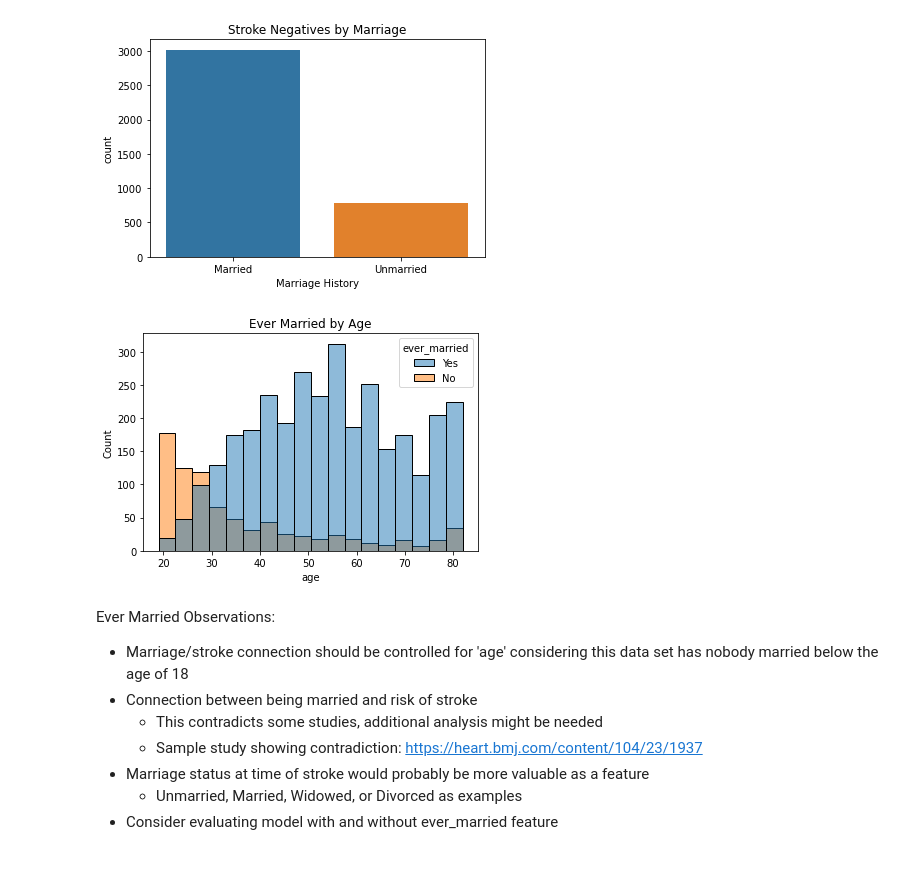
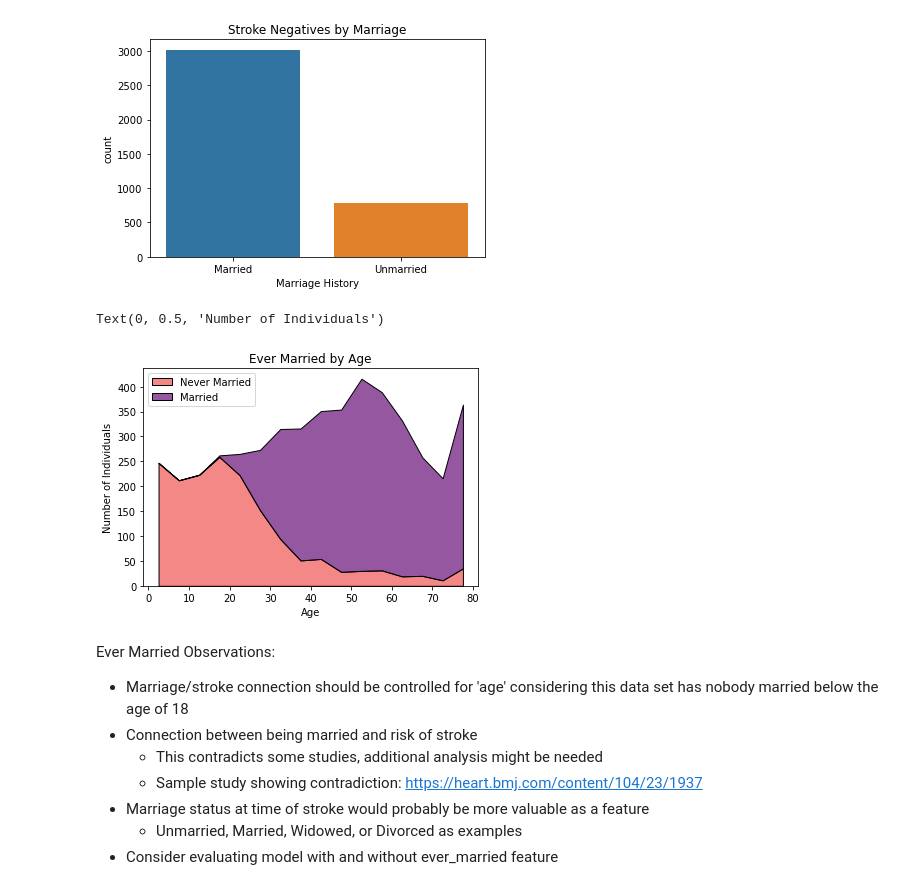
Before and after one commit to alexander-billings/stroke_prediction, a Jupyter notebook: Stroke_Prediction.ipynb, the cells around one changed output. Saved outputs shown, nothing was run; the diff lists cells and outputs as text; code cells hidden in the pictures.

Commit message:
removed duplicate visual and prettied up marital status visual

```diff
--- a/Stroke_Prediction.ipynb
+++ b/Stroke_Prediction.ipynb
@@ -317,10 +317,25 @@ plt.xticks([0, 1], ['Married', 'Unmarried']);
 # %% [output]
 [figure]
 # %%
-sns.histplot(data=df.loc[adult], x='age', hue='ever_married')
-plt.title("Ever Married by Age");
+sns.histplot(
+                data=df, x='age',
+                hue='ever_married',
+                multiple='stack',
+                bins=20,
+                shrink=1,
+                element='poly',
+                binrange=[0, 80],
+                binwidth=5,
+                palette='magma'
+            )
+
+plt.legend(loc='upper left', labels=['Never Married', 'Married'])
+plt.title("Ever Married by Age")
+plt.xlabel("Age")
+plt.ylabel("Number of Individuals")
 # %% [output]
+Text(0, 0.5, 'Number of Individuals')
-[figure, old version]
+[figure, new version]
 # %% [markdown]
 Ever Married Observations:
 * Marriage/stroke connection should be controlled for 'age' considering this data set has nobody married below the age of 18
```
Also changed, not shown: parts of 4 cells of this notebook.
